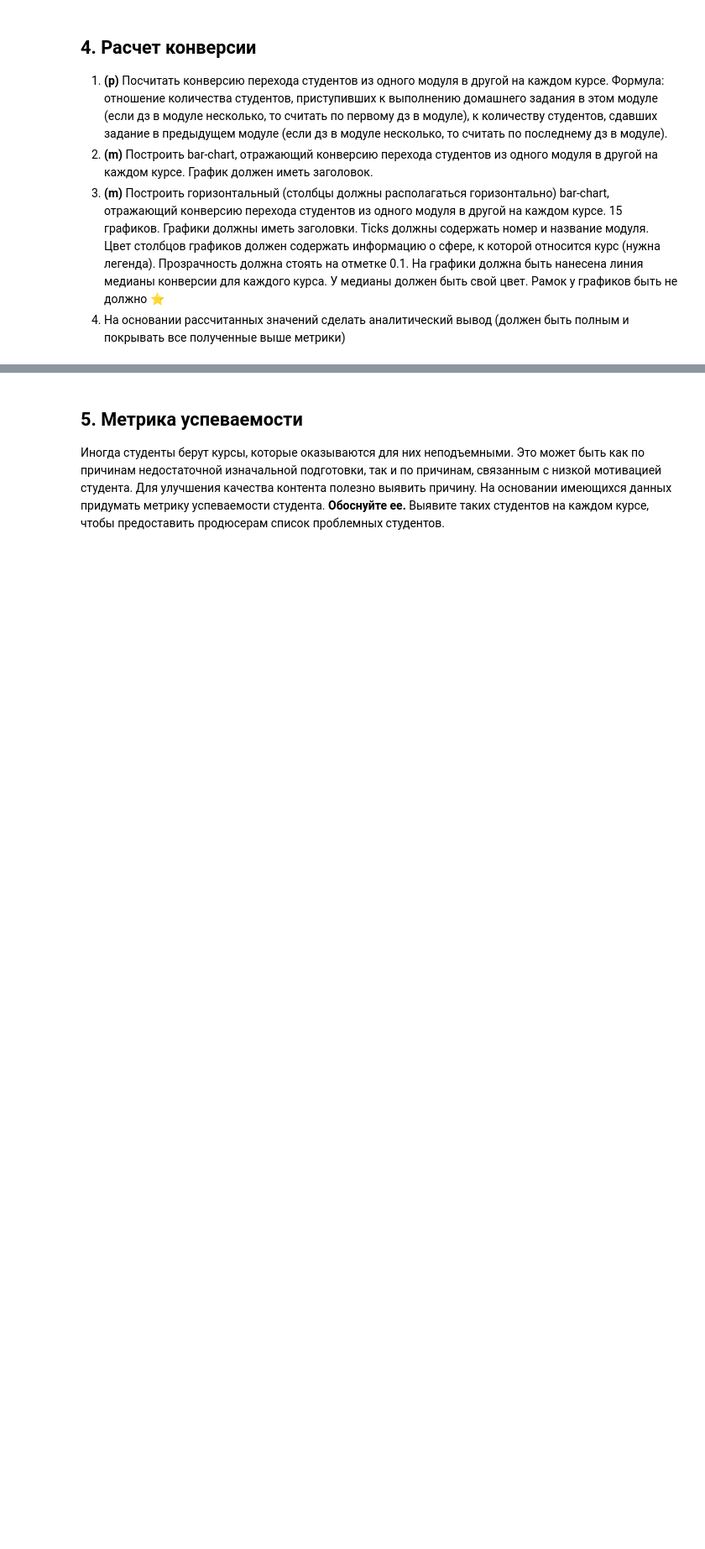
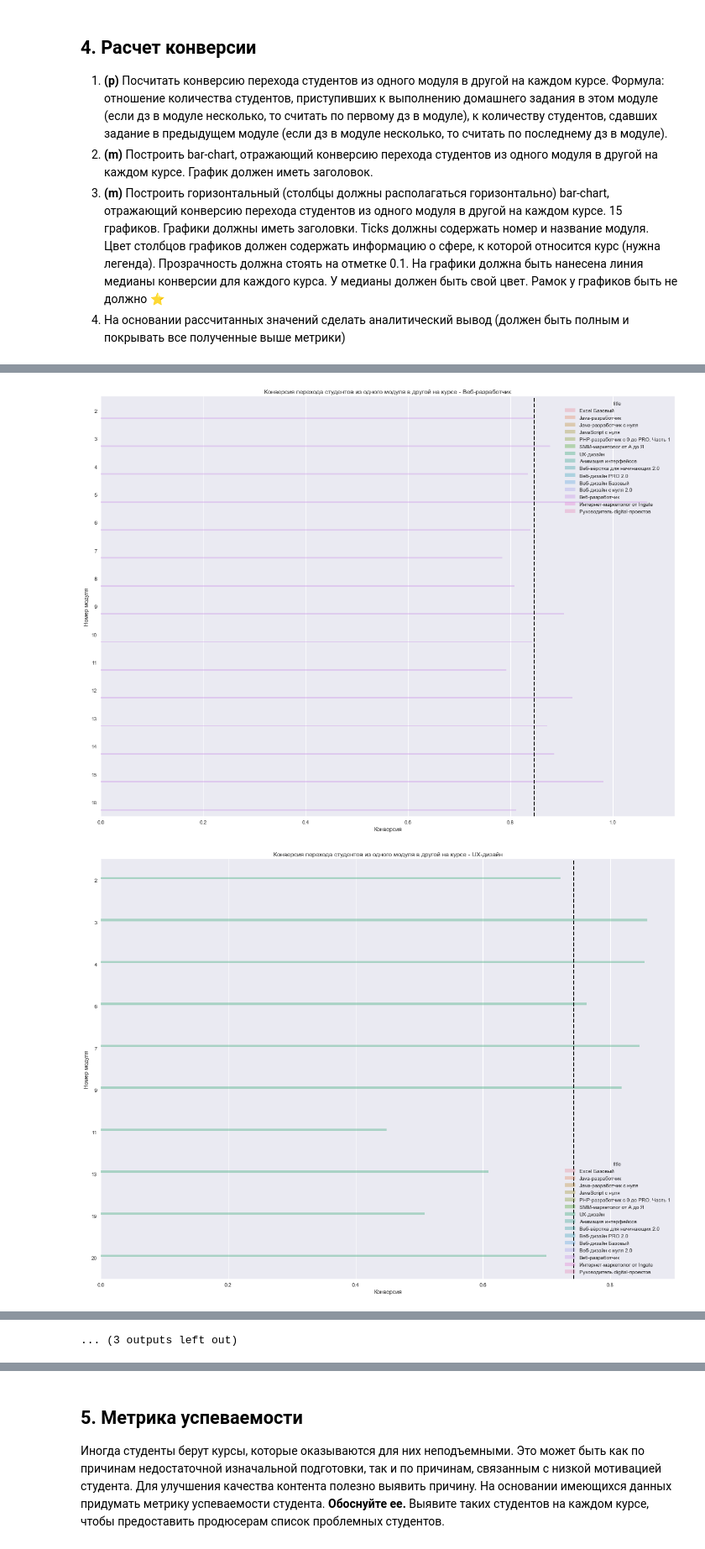
Before and after one commit to SergioKramer/Course_Analyst, a Jupyter notebook: Coursework_analytics_1_kramer.ipynb, the cells around one changed output, grey strips where cells are left out. Shown at 84% size. Saved outputs shown, nothing was run; the diff lists cells and outputs as text; code cells hidden in the pictures; blank space fills up the shorter version.

```diff
--- a/Coursework_analytics_1_kramer.ipynb
+++ b/Coursework_analytics_1_kramer.ipynb
@@ -488,0 +532,15 @@ plt.show()
+# %%
+# Bar-chart, отражающий конверсию перехода студентов из одного модуля в другой на каждом курсе - Продвинутый
+
+for course in courses:
+    data = hw5[hw5['title'] == course].iloc[1:, :]
+    fig, ax = plt.subplots(figsize=(20,15))
+    sns.barplot(data=data, x=data['conversion'], y=data['module_number'].astype(str), hue=hw5['title'], alpha=0.4)
+    ax.axvline(x=data['conversion'].median(), color='black', linewidth=2, linestyle='--')
+    ax.set_title(f'Конверсия перехода студентов из одного модуля в другой на курсе - {course}')
+    ax.set_xlabel('Конверсия')
+    ax.set_ylabel('Номер модуля')
+    plt.show()
+# %% [output]
+[figure, added]
+[figure, added]
@@ -488,0 +557 @@ plt.show()
+... (3 outputs left out)
```
Also changed, not shown: parts of 7 cells of this notebook.
